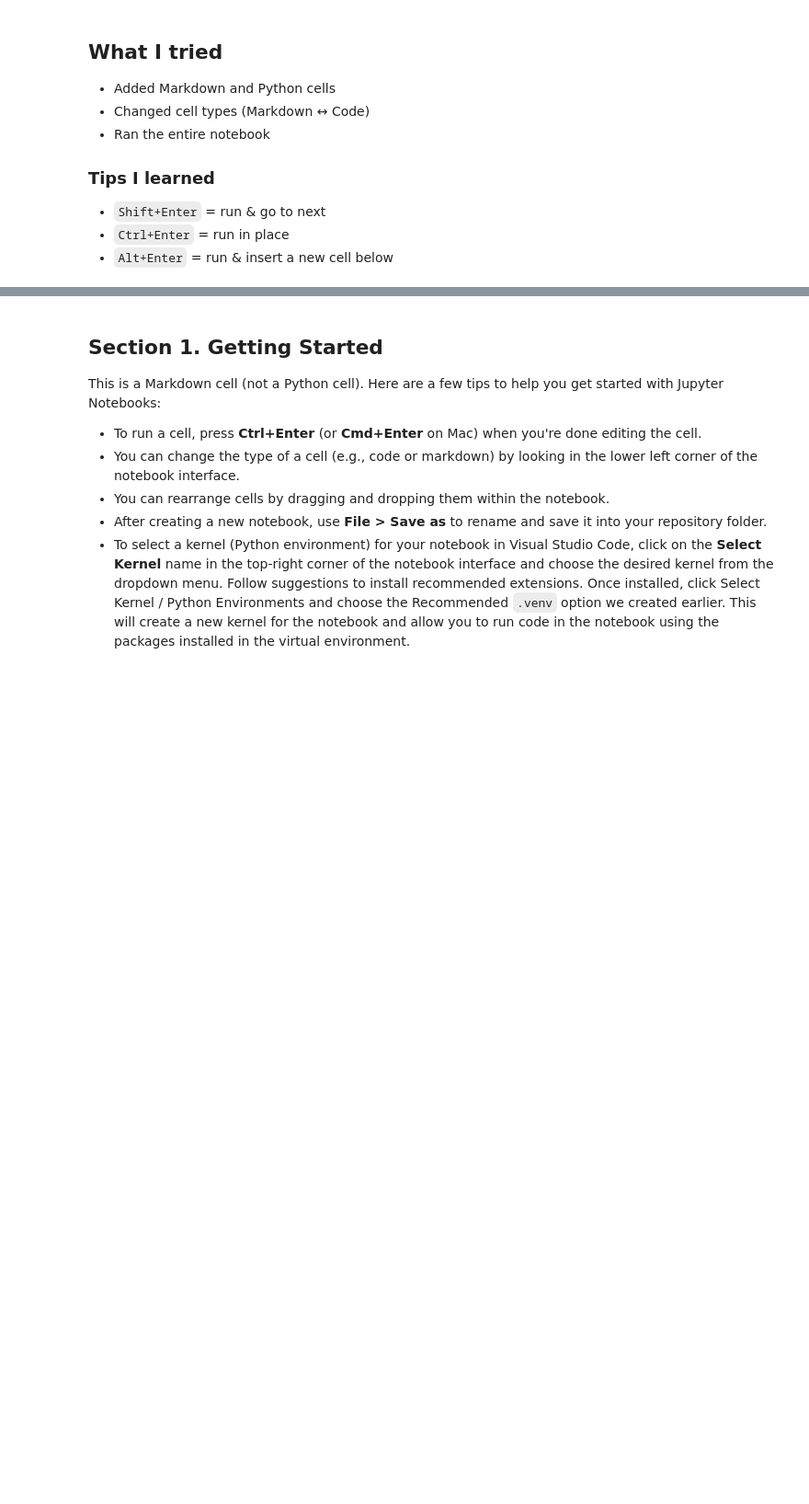
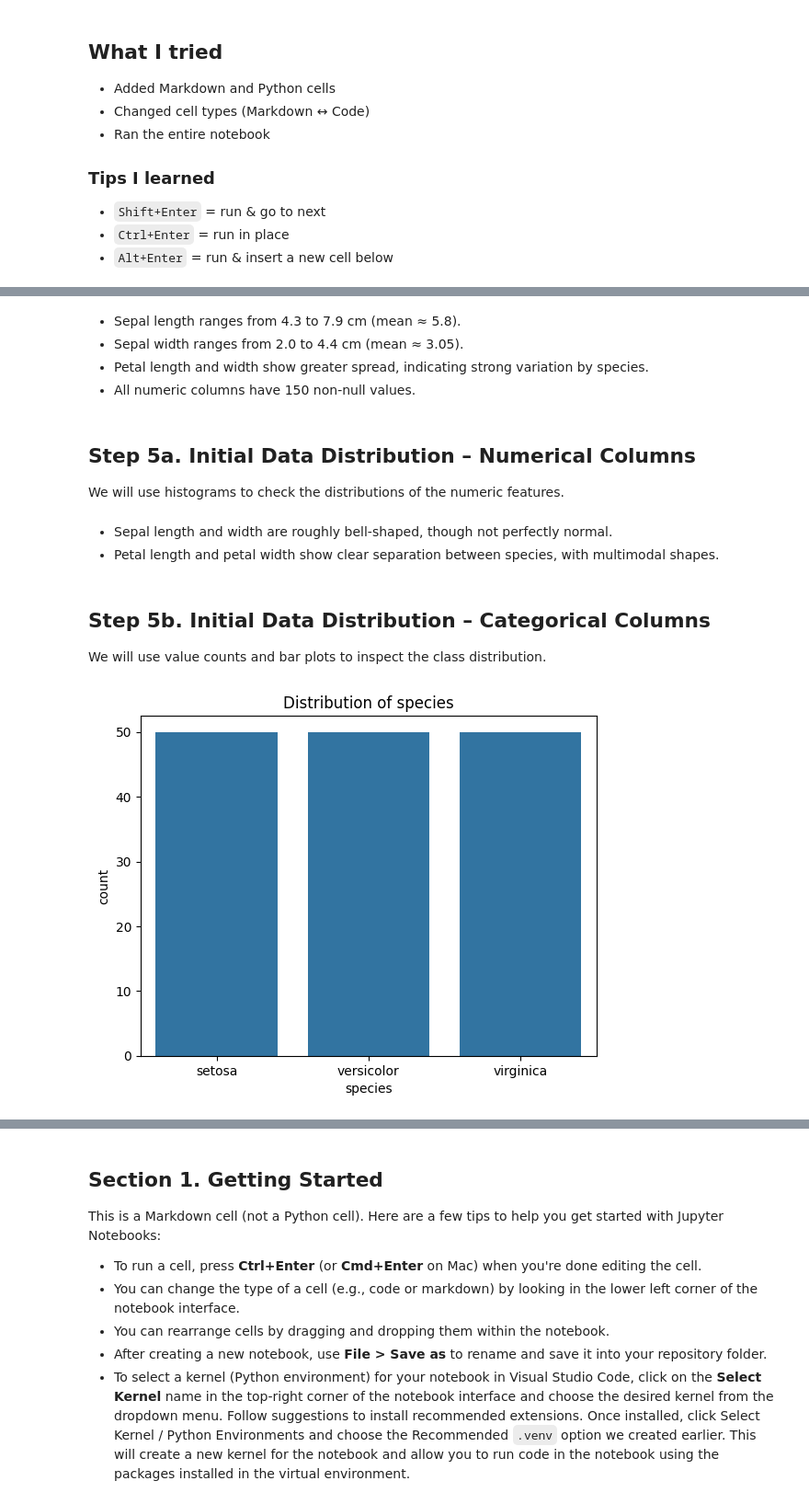
Before and after one commit to larrygold18/pro-analytics-01-datafun-04-notebooks, a Jupyter notebook: project-04-eda/project04-eda-sandra-otubushin.ipynb, the cells around one changed output, grey strips where cells are left out. Shown: that part at 92% size. Saved outputs shown, nothing was run; the diff lists cells and outputs as text; code cells hidden in the pictures; blank space fills up the shorter version.

Commit message:
Update EDA notebook with steps 1–9 completed

```diff
--- a/project-04-eda/project04-eda-sandra-otubushin.ipynb
+++ b/project-04-eda/project04-eda-sandra-otubushin.ipynb
@@ -31,3 +35,9 @@ Python version: 3.13.7 (tags/v3.13.7:bcee1c3, Aug 14 2025, 14:15:11) [MSC v.1944
 - `Shift+Enter` = run & go to next
 - `Ctrl+Enter` = run in place
 - `Alt+Enter` = run & insert a new cell below
+# %%
+import seaborn as sns
+
+# Load the Iris dataset
+iris_df = sns.load_dataset("iris").copy()
+iris_df.head()
@@ -33,0 +90,26 @@ Python version: 3.13.7 (tags/v3.13.7:bcee1c3, Aug 14 2025, 14:15:11) [MSC v.1944
+# %% [markdown]
+- Sepal length ranges from 4.3 to 7.9 cm (mean ≈ 5.8).
+- Sepal width ranges from 2.0 to 4.4 cm (mean ≈ 3.05).
+- Petal length and width show greater spread, indicating strong variation by species.
+- All numeric columns have 150 non-null values.
+# %% [markdown]
+## Step 5a. Initial Data Distribution – Numerical Columns
+We will use histograms to check the distributions of the numeric features.
+# %% [markdown]
+- Sepal length and width are roughly bell-shaped, though not perfectly normal.
+- Petal length and petal width show clear separation between species, with multimodal shapes.
+# %% [markdown]
+## Step 5b. Initial Data Distribution – Categorical Columns
+We will use value counts and bar plots to inspect the class distribution.
+# %%
+# Value counts for one categorical column
+iris_df['species'].value_counts()
+
+# Count plots for all categorical columns
+import seaborn as sns
+for col in iris_df.select_dtypes(include=['object','category']).columns:
+    sns.countplot(x=col, data=iris_df)
+    plt.title(f'Distribution of {col}')
+    plt.show()
+# %% [output]
+[figure, added]
```
Also changed, not shown: parts of 18 cells of this notebook.
